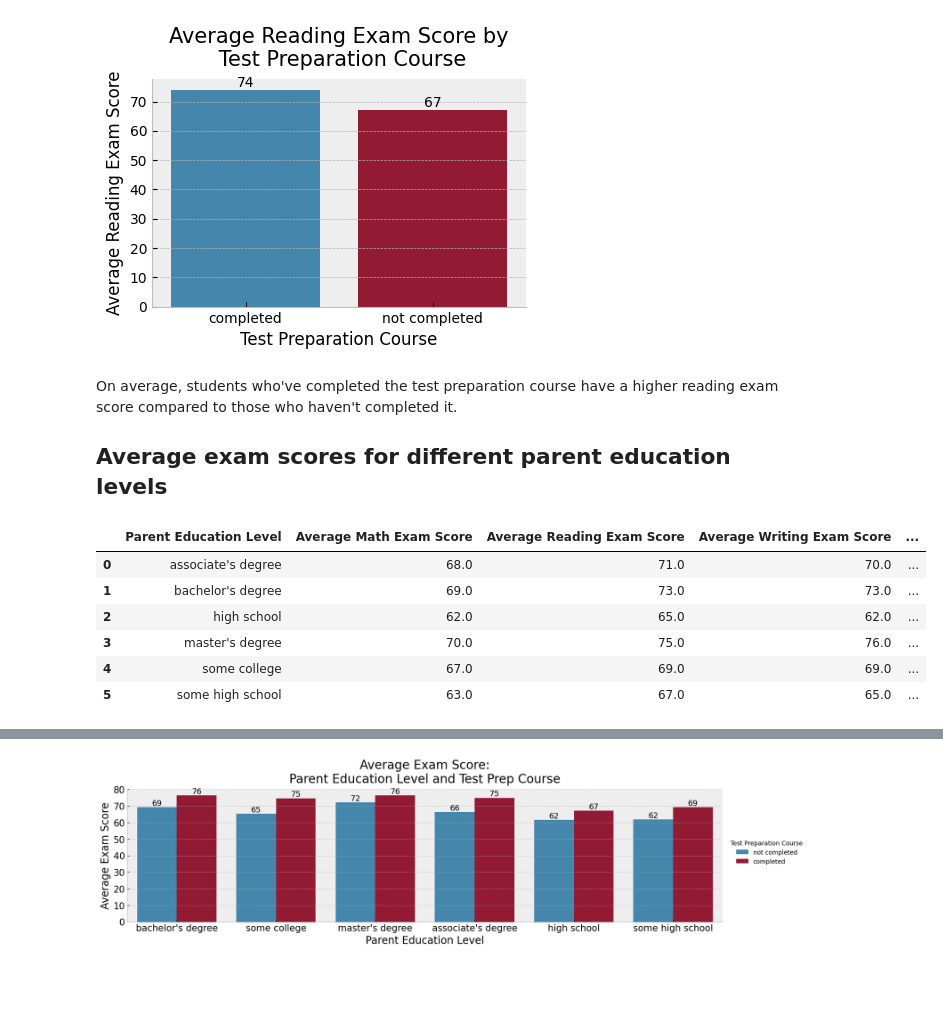
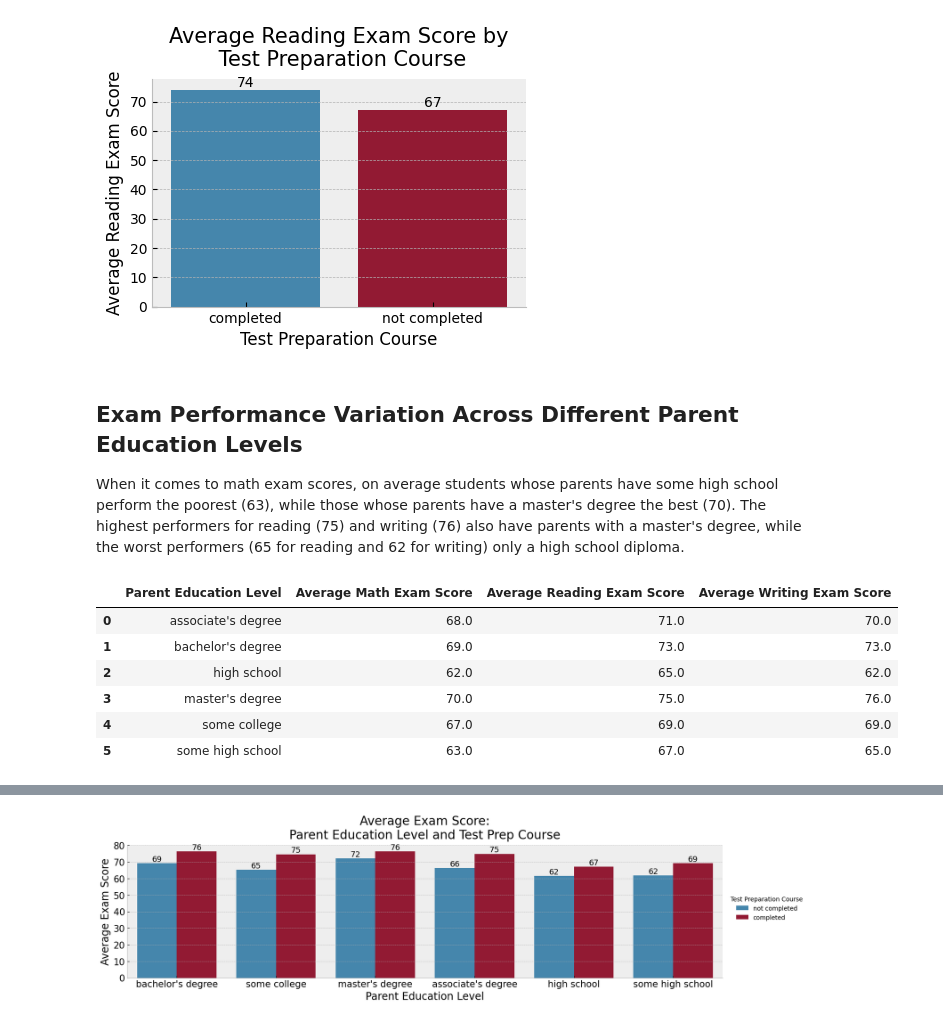
Before and after one commit to Dora-Cordero/DataCamp-Projects, a Jupyter notebook: notebook.ipynb, the cells around one changed output, grey strips where cells are left out. Cells and saved outputs as stored; diff of their text form; code cells hidden in the pictures; blank space fills up the shorter version.

```diff
--- a/notebook.ipynb
+++ b/notebook.ipynb
@@ -238,29 +226,29 @@ plt.show()
 # %% [output]
 [figure]
 # %% [markdown]
-On average, students who've completed the test preparation course have a higher reading exam score compared to those who haven't completed it.
+## Exam Performance Variation Across Different Parent Education Levels
 
-## Average exam scores for different parent education levels
+When it comes to math exam scores, on average students whose parents have some high school perform the poorest (63), while those whose parents have a master's degree the best (70). The highest performers for reading (75) and writing (76) also have parents with a master's degree, while the worst performers (65 for reading and 62 for writing) only a high school diploma.
 # %%
 """ I once again use group by to group the different exam scores by parental education level."""
 scores_parental_edu = exam_data.groupby("Parent Education Level").agg({"Math Exam Score":[("Average Math Exam Score","mean")], "Reading Exam Score":[("Average Reading Exam Score","mean")], "Writing Exam Score":[("Average Writing Exam Score","mean")]})
 
 scores_parental_edu.columns = scores_parental_edu.columns.droplevel()
 scores_parental_edu.reset_index(inplace=True)
 #Rounding the values in the exam score columns to the whole number.
 scores_parental_edu["Average Math Exam Score"] = round(scores_parental_edu["Average Math Exam Score"])
 scores_parental_edu["Average Reading Exam Score"] = round(scores_parental_edu["Average Reading Exam Score"])
 scores_parental_edu["Average Writing Exam Score"] = round(scores_parental_edu["Average Writing Exam Score"])
 #Creating a new column called "Average Exam Score" to see the average for each parent educaiton level.
 scores_parental_edu["Average Exam Score"] = round((scores_parental_edu["Average Math Exam Score"] +
                                               scores_parental_edu["Average Reading Exam Score"] +
                                               scores_parental_edu["Average Writing Exam Score"])/3)
-scores_parental_edu.head(10)
+scores_parental_edu[["Parent Education Level", "Average Math Exam Score","Average Reading Exam Score", "Average Writing Exam Score"]].head(10)
 # %% [output]
-|  | Parent Education Level | Average Math Exam Score | Average Reading Exam Score | Average Writing Exam Score | ... |
-| 0 | associate's degree | 68.0 | 71.0 | 70.0 | ... |
-| 1 | bachelor's degree | 69.0 | 73.0 | 73.0 | ... |
-| 2 | high school | 62.0 | 65.0 | 62.0 | ... |
-| 3 | master's degree | 70.0 | 75.0 | 76.0 | ... |
-| 4 | some college | 67.0 | 69.0 | 69.0 | ... |
-| 5 | some high school | 63.0 | 67.0 | 65.0 | ... |
+|  | Parent Education Level | Average Math Exam Score | Average Reading Exam Score | Average Writing Exam Score |
+| 0 | associate's degree | 68.0 | 71.0 | 70.0 |
+| 1 | bachelor's degree | 69.0 | 73.0 | 73.0 |
+| 2 | high school | 62.0 | 65.0 | 62.0 |
+| 3 | master's degree | 70.0 | 75.0 | 76.0 |
+| 4 | some college | 67.0 | 69.0 | 69.0 |
+| 5 | some high school | 63.0 | 67.0 | 65.0 |
```
Also changed, not shown: parts of 32 cells of this notebook.
